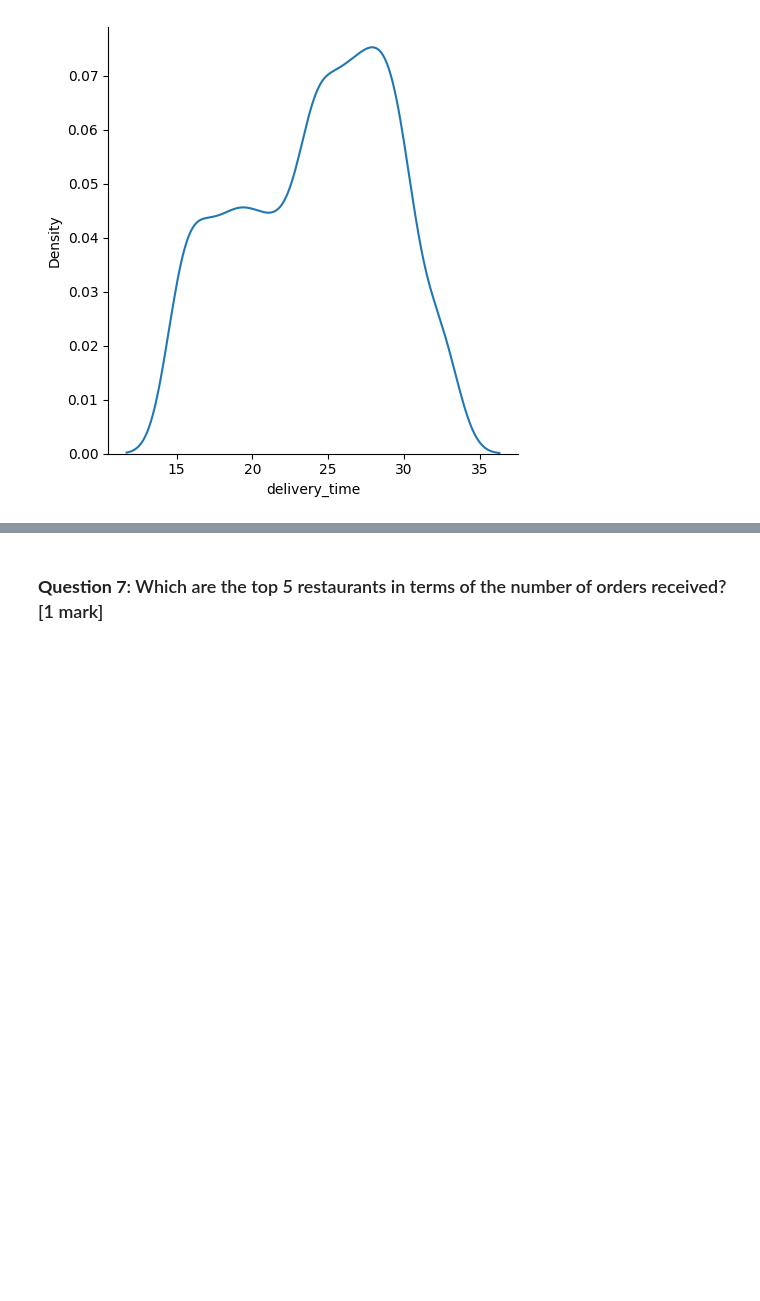
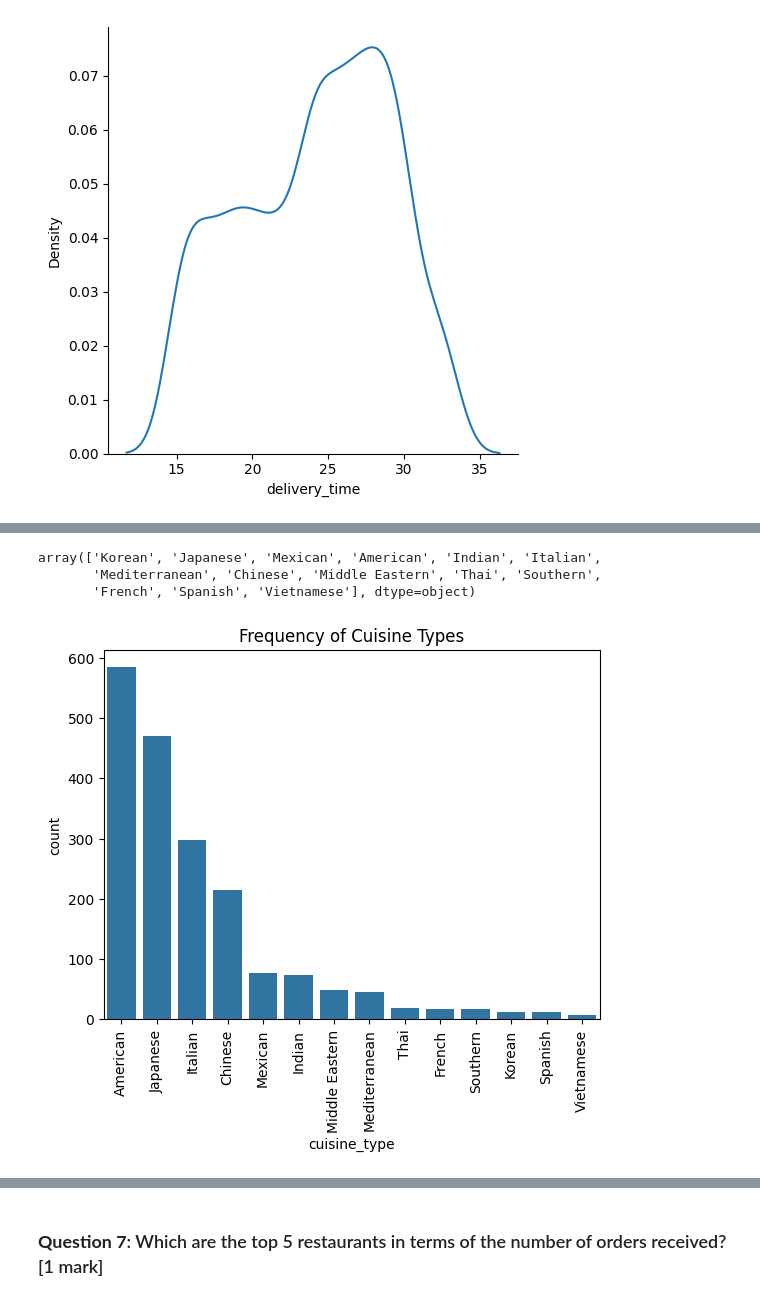
Before and after one commit to Ngaspar20/Initial, a Jupyter notebook: PYF_Project_LearnerNotebook_FullCode_Exercise.ipynb, the cells around one changed output, grey strips where cells are left out. Saved outputs shown, nothing was run; the diff lists cells and outputs as text; code cells hidden in the pictures; blank space fills up the shorter version.

```diff
--- a/PYF_Project_LearnerNotebook_FullCode_Exercise.ipynb
+++ b/PYF_Project_LearnerNotebook_FullCode_Exercise.ipynb
@@ -283,0 +302,15 @@ The distribution is not perfectly smooth or normal, but it does not show extreme
+# %%
+data['cuisine_type'].unique() # shows all the different categories of cuisine type
+# %% [output]
+array(['Korean', 'Japanese', 'Mexican', 'American', 'Indian', 'Italian',
+       'Mediterranean', 'Chinese', 'Middle Eastern', 'Thai', 'Southern',
+       'French', 'Spanish', 'Vietnamese'], dtype=object)
+# %%
+sns.countplot(data=data, x='cuisine_type', order=data['cuisine_type'].value_counts().index)
+plt.xlabel("cuisine_type")
+plt.xticks(rotation=90)
+plt.ylabel("count")
+plt.title("Frequency of Cuisine Types")
+plt.show()
+# %% [output]
+[figure, added]
```
Also changed, not shown: parts of 86 cells of this notebook.
